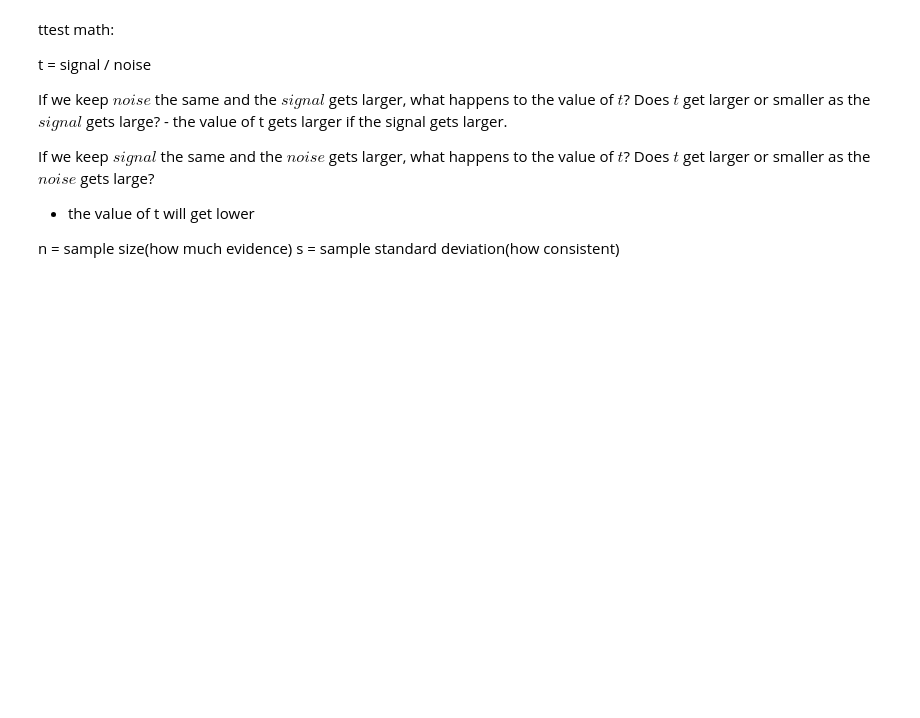
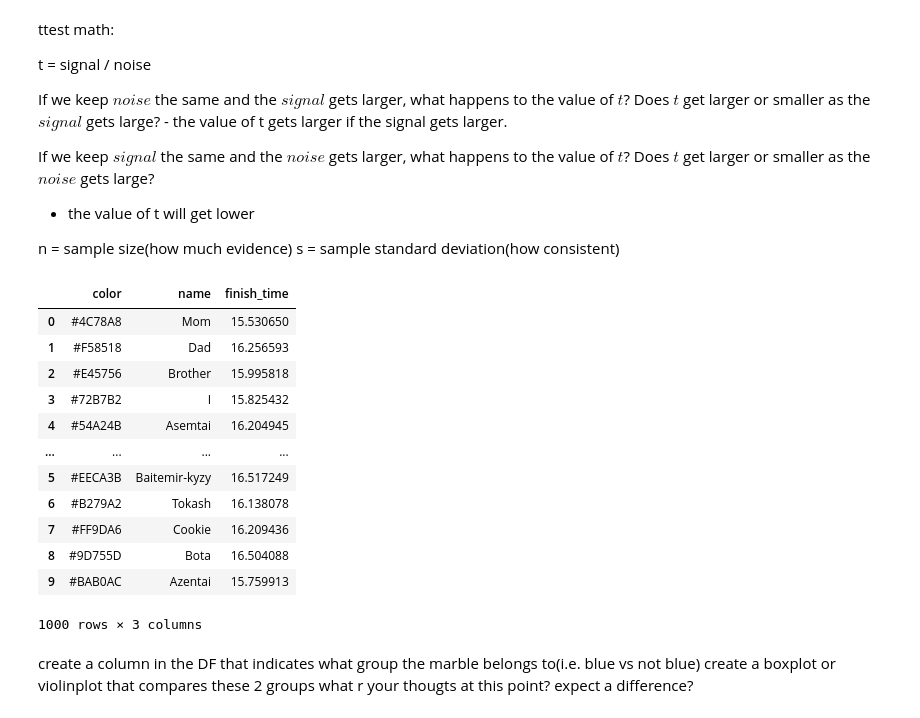
Before and after one commit to ai-ml-science/Gaukhar, a Jupyter notebook: ttest_marble_race.ipynb, the cells around one changed output. Saved outputs shown, nothing was run; the diff lists cells and outputs as text; code cells hidden in the pictures; blank space fills up the shorter version.

```diff
--- a/ttest_marble_race.ipynb
+++ b/ttest_marble_race.ipynb
@@ -263,0 +273,20 @@ s = sample standard deviation(how consistent)
+# %%
+marble_data
+# %% [output]
+|  | color | name | finish_time |
+| 0 | #4C78A8 | Mom | 15.530650 |
+| 1 | #F58518 | Dad | 16.256593 |
+| 2 | #E45756 | Brother | 15.995818 |
+| 3 | #72B7B2 | I | 15.825432 |
+| 4 | #54A24B | Asemtai | 16.204945 |
+| ... | ... | ... | ... |
+| 5 | #EECA3B | Baitemir-kyzy | 16.517249 |
+| 6 | #B279A2 | Tokash | 16.138078 |
+| 7 | #FF9DA6 | Cookie | 16.209436 |
+| 8 | #9D755D | Bota | 16.504088 |
+| 9 | #BAB0AC | Azentai | 15.759913 |
+1000 rows × 3 columns
+# %% [markdown]
+create a column in the DF that indicates what group the marble belongs to(i.e. blue vs not blue)
+create a boxplot or violinplot that compares these 2 groups
+what r your thougts at this point? expect a difference?
```
Also changed, not shown: parts of 7 cells of this notebook.
